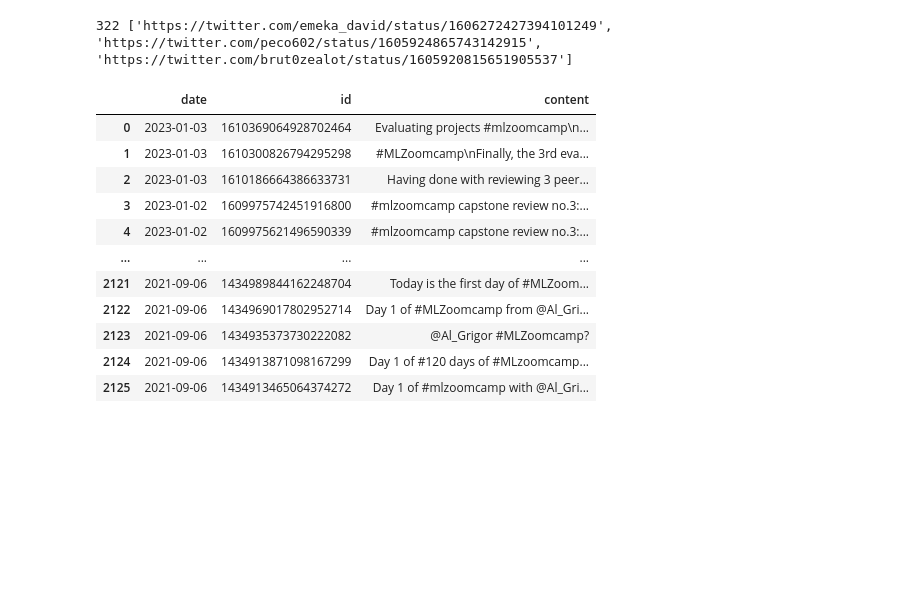
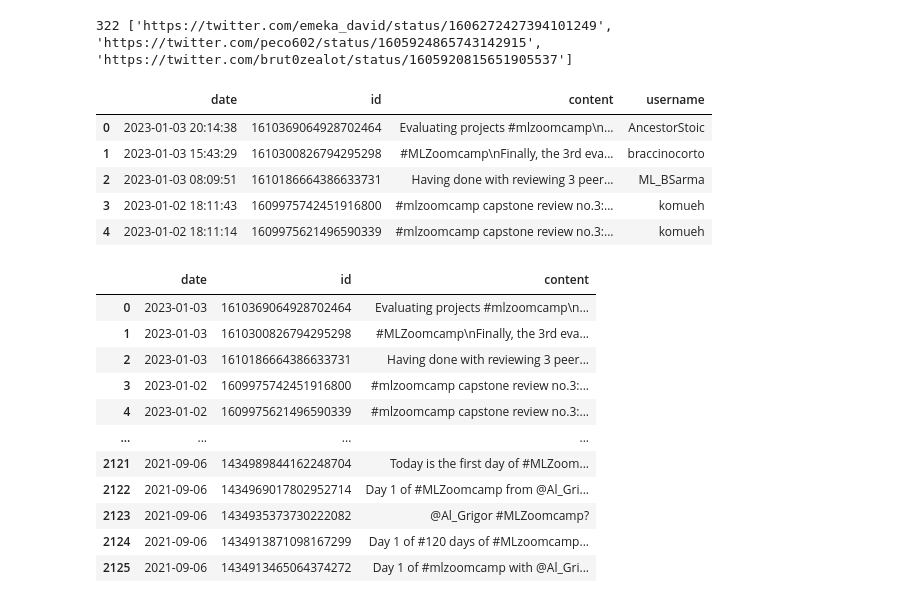
Before and after one commit to bsenst/mlbookcamp-2022, a Jupyter notebook: social-media-analysis-ml-zoomcamp.ipynb, the cells around one changed output. Saved outputs shown, nothing was run; the diff lists cells and outputs as text; code cells hidden in the pictures; blank space fills up the shorter version.

```diff
--- a/social-media-analysis-ml-zoomcamp.ipynb
+++ b/social-media-analysis-ml-zoomcamp.ipynb
@@ -65,3 +53,13 @@ df.to_json("tweets.json")
+# %%
+df = pd.read_json("/kaggle/working/tweets.json")
+df.head()
+# %% [output]
+|  | date | id | content | username |
+| 0 | 2023-01-03 20:14:38 | 1610369064928702464 | Evaluating projects #mlzoomcamp\n... | AncestorStoic |
+| 1 | 2023-01-03 15:43:29 | 1610300826794295298 | #MLZoomcamp\nFinally, the 3rd eva... | braccinocorto |
+| 2 | 2023-01-03 08:09:51 | 1610186664386633731 | Having done with reviewing 3 peer... | ML_BSarma |
+| 3 | 2023-01-02 18:11:43 | 1609975742451916800 | #mlzoomcamp capstone review no.3:... | komueh |
+| 4 | 2023-01-02 18:11:14 | 1609975621496590339 | #mlzoomcamp capstone review no.3:... | komueh |
 # %%
 df["date"] = pd.to_datetime(df.date).dt.date
 # df.set_index('date', inplace=True)
```
Also changed, not shown: parts of 44 cells of this notebook.
